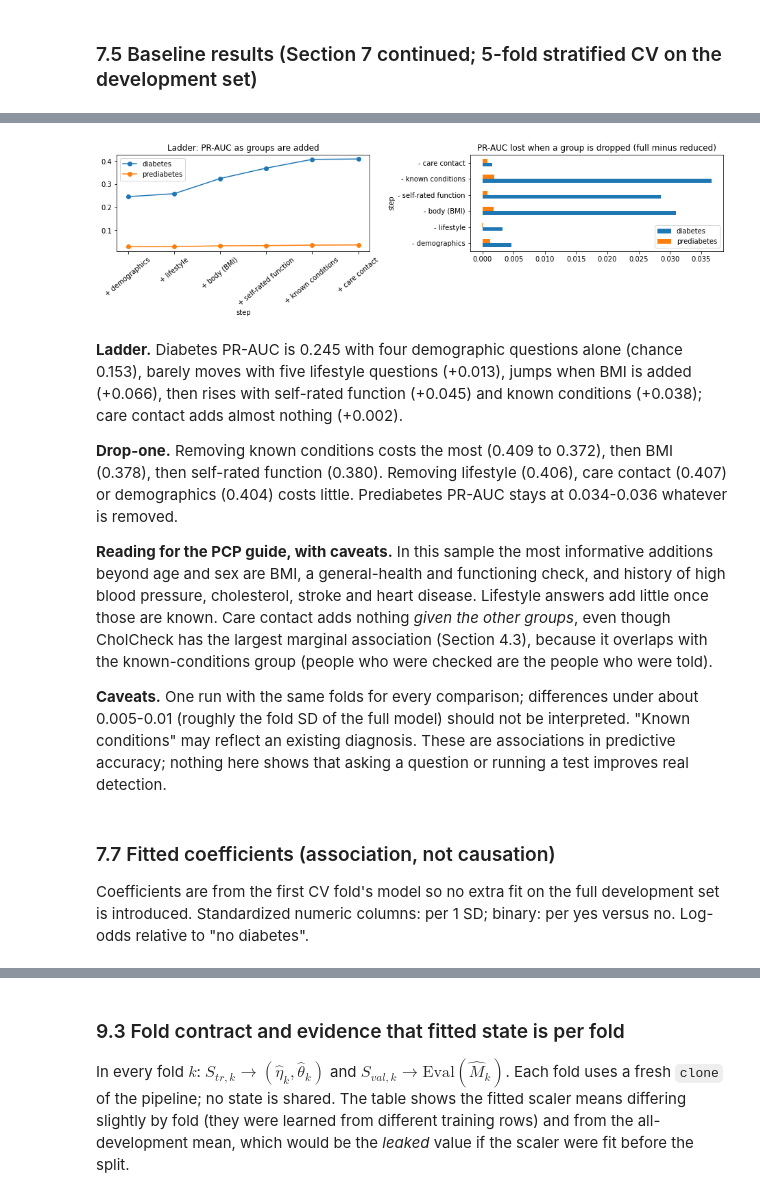
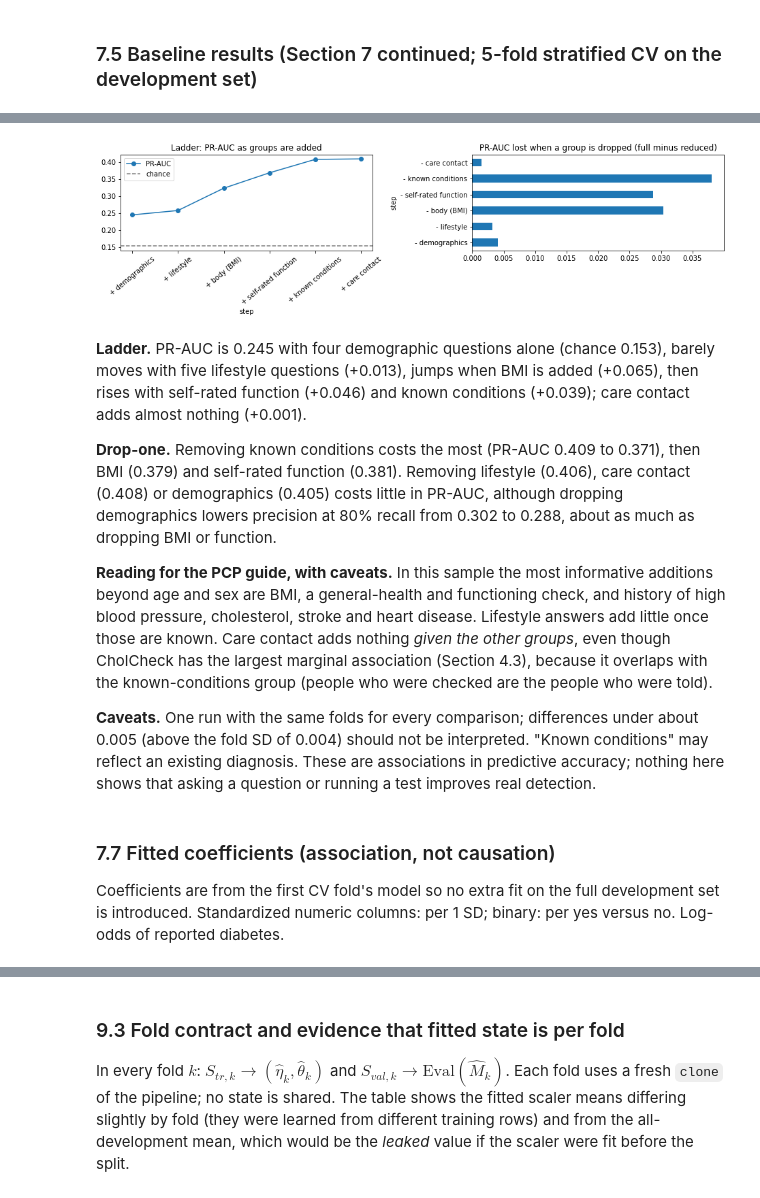
Before and after one commit to charlotteprior/data-5040-2026, a Jupyter notebook: milestone2.ipynb, the cells around one changed output, grey strips where cells are left out. Drawn from its saved outputs; the diff is of its cells as text; code cells hidden in the pictures.

```diff
--- a/milestone2.ipynb
+++ b/milestone2.ipynb
@@ -459,5 +442,5 @@ Development set only. Each analysis states the question, finding, implication, a
 # %%
-cls = y_dev.map(LABELS).value_counts().reindex(list(LABELS.values()))
+cls = y_dev.map({0: "no diabetes", 1: "diabetes"}).value_counts().reindex(["no diabetes", "diabetes"])
 ax = cls.plot.bar(title="Target distribution (dev)", rot=0)
 for i, v in enumerate(cls): ax.text(i, v, f"{v:,}\n{v/len(dev):.1%}", ha="center", va="bottom")
 ax.set_ylabel("respondents"); ax.set_ylim(0, cls.max() * 1.15); plt.show()
@@ -475,12 +458,10 @@ ax.set_ylabel("respondents"); ax.set_ylim(0, cls.max() * 1.15); plt.show()
 # %%
-fig, axes = plt.subplots(1, 4, figsize=(17, 3.6))
+fig, axes = plt.subplots(1, 4, figsize=(17, 3.4))
 for ax, c in zip(axes[:3], ["Age", "GenHlth", "Income"]):
-    for k in (1, 2):
-        (dev[TARGET].eq(k).groupby(dev[c]).mean()).plot(marker="o", ax=ax, label=LABELS[k])
-    ax.set_title(f"Class rate by {c}"); ax.set_ylabel("share"); ax.legend()
+    dev[TARGET].groupby(dev[c]).mean().plot(marker="o", ax=ax, title=f"P(diabetes) by {c}")
+    ax.set_ylabel("rate")
 bmi_bin = pd.cut(dev["BMI"], [0, 18.5, 25, 30, 35, 40, 100], right=False)
-for k in (1, 2):
-    dev[TARGET].eq(k).groupby(bmi_bin).mean().plot(marker="o", ax=axes[3], label=LABELS[k])
-axes[3].set_title("Class rate by BMI band"); axes[3].tick_params(axis="x", rotation=30); axes[3].legend()
+dev[TARGET].groupby(bmi_bin).mean().plot(marker="o", ax=axes[3], title="P(diabetes) by BMI band")
+axes[3].tick_params(axis="x", rotation=30)
 plt.tight_layout(); plt.show()
 # %% [output]
@@ -753,17 +719,10 @@ models = {
     "logreg": LogisticRegression(max_iter=1000),
     "logreg balanced": LogisticRegression(max_iter=1000, class_weight="balanced"),
 }
-cv_res, oof = {}, {}
-fitted_models = None
+cv_res, oof, fitted = {}, {}, {}
 for name, clf in models.items():
-    if name == "logreg":
-        cv_res[name], oof[name], fitted_models = run_cv(clf, keep_models=True)
-    else:
-        cv_res[name], oof[name] = run_cv(clf)
+    cv_res[name], oof[name], fitted[name] = run_cv(clf)
 
-summary = pd.DataFrame({n: mean_sd(r) for n, r in cv_res.items()})
-prev = {f"PR-AUC {LABELS[k]}": (y_dev == k).mean() for k in (1, 2)}
-prev["PR-AUC any (pre)diabetes"] = (y_dev > 0).mean()
-print("Chance-level PR-AUC (= prevalence):", {k: round(v, 3) for k, v in prev.items()})
-summary
+print(f"Chance-level PR-AUC (= prevalence): {y_dev.mean():.3f}")
+pd.DataFrame({n: mean_sd(r) for n, r in cv_res.items()})
 # %% [output]
@@ -861,9 +794,9 @@ GROUPS = {
 }
 assert sorted(sum(GROUPS.values(), [])) == sorted(feature_cols), "groups must partition the 21 features"
 
-KEEP = ["PR-AUC diabetes", "PR-AUC prediabetes", "PR-AUC mean (1,2)", "Prec@80%rec diabetes", "log loss"]
+KEEP = ["PR-AUC", "Prec@80%rec", "log loss"]
+full_res = cv_res["logreg"]
 ladder_rows, cols_so_far = [], []
-full_res = cv_res["logreg"]
 for g, cols in GROUPS.items():
     cols_so_far = cols_so_far + cols
     r = full_res if len(cols_so_far) == 21 else run_cv(LogisticRegression(max_iter=1000), cols_so_far)[0]
@@ -903,23 +836,21 @@ DROP-ONE (vs all 21):
 # %%
 fig, ax = plt.subplots(1, 2, figsize=(13, 3.8))
-ladder["PR-AUC diabetes"].plot(marker="o", ax=ax[0], label="diabetes")
-ladder["PR-AUC prediabetes"].plot(marker="o", ax=ax[0], label="prediabetes")
-ax[0].set_title("Ladder: PR-AUC as groups are added"); ax[0].tick_params(axis="x", rotation=40); ax[0].legend()
-delta = (full_row.iloc[0][KEEP[:2]].values - drop[KEEP[:2]])
-delta.columns = ["diabetes", "prediabetes"]
-delta.plot.barh(ax=ax[1], title="PR-AUC lost when a group is dropped (full minus reduced)")
+ladder["PR-AUC"].plot(marker="o", ax=ax[0])
+ax[0].axhline(y_dev.mean(), color="gray", ls="--", label="chance"); ax[0].legend()
+ax[0].set_title("Ladder: PR-AUC as groups are added"); ax[0].tick_params(axis="x", rotation=40)
+(full_row["PR-AUC"].iloc[0] - drop["PR-AUC"]).plot.barh(ax=ax[1], title="PR-AUC lost when a group is dropped (full minus reduced)")
 plt.tight_layout(); plt.show()
 # %% [output]
-[figure, old version]
+[figure, new version]
 # %% [markdown]
-**Ladder.** Diabetes PR-AUC is 0.245 with four demographic questions alone (chance 0.153), barely moves with five lifestyle questions (+0.013), jumps when BMI is added (+0.066), then rises with self-rated function (+0.045) and known conditions (+0.038); care contact adds almost nothing (+0.002).
+**Ladder.** PR-AUC is 0.245 with four demographic questions alone (chance 0.153), barely moves with five lifestyle questions (+0.013), jumps when BMI is added (+0.065), then rises with self-rated function (+0.046) and known conditions (+0.039); care contact adds almost nothing (+0.001).
 
-**Drop-one.** Removing known conditions costs the most (0.409 to 0.372), then BMI (0.378), then self-rated function (0.380). Removing lifestyle (0.406), care contact (0.407) or demographics (0.404) costs little. Prediabetes PR-AUC stays at 0.034-0.036 whatever is removed.
+**Drop-one.** Removing known conditions costs the most (PR-AUC 0.409 to 0.371), then BMI (0.379) and self-rated function (0.381). Removing lifestyle (0.406), care contact (0.408) or demographics (0.405) costs little in PR-AUC, although dropping demographics lowers precision at 80% recall from 0.302 to 0.288, about as much as dropping BMI or function.
 
 **Reading for the PCP guide, with caveats.** In this sample the most informative additions beyond age and sex are BMI, a general-health and functioning check, and history of high blood pressure, cholesterol, stroke and heart disease. Lifestyle answers add little once those are known. Care contact adds nothing *given the other groups*, even though CholCheck has the largest marginal association (Section 4.3), because it overlaps with the known-conditions group (people who were checked are the people who were told).
 
-**Caveats.** One run with the same folds for every comparison; differences under about 0.005-0.01 (roughly the fold SD of the full model) should not be interpreted. "Known conditions" may reflect an existing diagnosis. These are associations in predictive accuracy; nothing here shows that asking a question or running a test improves real detection.
+**Caveats.** One run with the same folds for every comparison; differences under about 0.005 (above the fold SD of 0.004) should not be interpreted. "Known conditions" may reflect an existing diagnosis. These are associations in predictive accuracy; nothing here shows that asking a question or running a test improves real detection.
 # %% [markdown]
 ### 7.7 Fitted coefficients (association, not causation)
-Coefficients are from the first CV fold's model so no extra fit on the full development set is introduced. Standardized numeric columns: per 1 SD; binary: per yes versus no. Log-odds relative to "no diabetes".
+Coefficients are from the first CV fold's model so no extra fit on the full development set is introduced. Standardized numeric columns: per 1 SD; binary: per yes versus no. Log-odds of reported diabetes.
 # %%
```
Also changed, not shown: parts of 63 cells of this notebook, 2 other files.
